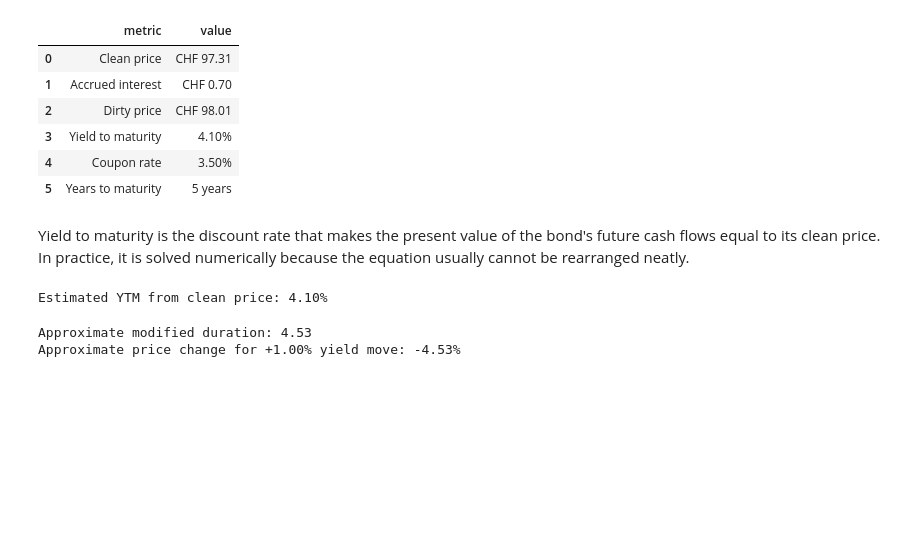
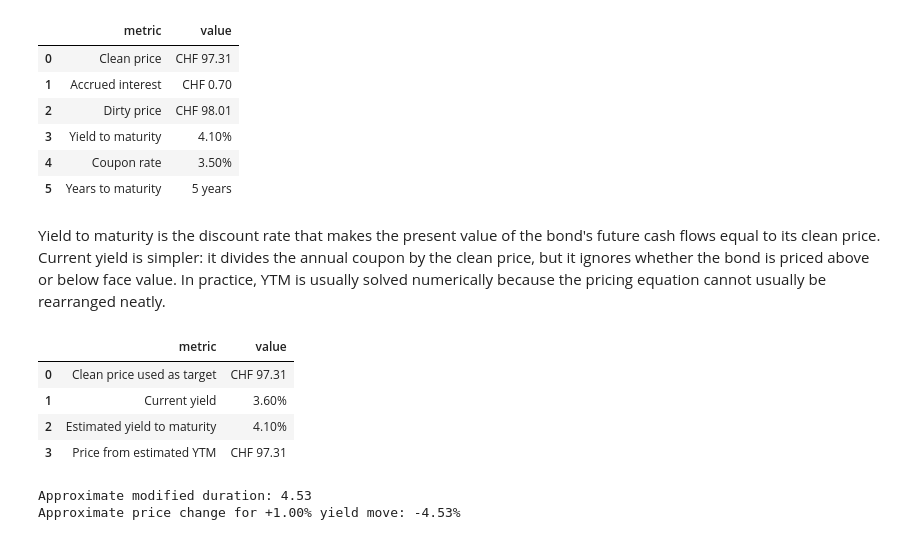
Before and after one commit to dnlwrthstr/financial-research-lab, a Jupyter notebook: 00_foundations/07_bond_basics.ipynb, the cells around one changed output. Cells and saved outputs as stored; diff of their text form; code cells hidden in the pictures; blank space fills up the shorter version.

```diff
--- a/00_foundations/07_bond_basics.ipynb
+++ b/00_foundations/07_bond_basics.ipynb
@@ -177,7 +218,7 @@ settlement_summary
 | 4 | Coupon rate | 3.50% |
 | 5 | Years to maturity | 5 years |
 # %% [markdown]
-Yield to maturity is the discount rate that makes the present value of the bond's future cash flows equal to its clean price. In practice, it is solved numerically because the equation usually cannot be rearranged neatly.
+Yield to maturity is the discount rate that makes the present value of the bond's future cash flows equal to its clean price. Current yield is simpler: it divides the annual coupon by the clean price, but it ignores whether the bond is priced above or below face value. In practice, YTM is usually solved numerically because the pricing equation cannot usually be rearranged neatly.
 # %%
 def price_fixed_coupon_bond(face_value, coupon_rate, yield_to_maturity, years_to_maturity, coupon_frequency=2):
     periods = int(years_to_maturity * coupon_frequency)
@@ -193,35 +234,62 @@ def estimate_ytm_bisection(target_price, face_value, coupon_rate, years_to_matur
     low_yield = -0.05
     high_yield = 0.30
 
     for _ in range(100):
         mid_yield = (low_yield + high_yield) / 2
         mid_price = price_fixed_coupon_bond(
             face_value,
             coupon_rate,
             mid_yield,
             years_to_maturity,
             coupon_frequency,
         )
 
         if mid_price > target_price:
             low_yield = mid_yield
         else:
             high_yield = mid_yield
 
     return mid_yield
 
 
 estimated_ytm = estimate_ytm_bisection(
     clean_price,
     face_value,
     coupon_rate,
     years_to_maturity,
     coupon_frequency,
 )
+price_check = price_fixed_coupon_bond(
+    face_value,
+    coupon_rate,
+    estimated_ytm,
+    years_to_maturity,
+    coupon_frequency,
+)
+current_yield = (coupon_rate * face_value) / clean_price
 
-print(f"Estimated YTM from clean price: {estimated_ytm:.2%}")
+yield_summary = pd.DataFrame({
+    "metric": [
+        "Clean price used as target",
+        "Current yield",
+        "Estimated yield to maturity",
+        "Price from estimated YTM",
+    ],
+    "value": [
+        f"CHF {clean_price:,.2f}",
+        f"{current_yield:.2%}",
+        f"{estimated_ytm:.2%}",
+        f"CHF {price_check:,.2f}",
+    ],
+})
+
+yield_summary
 # %% [output]
-Estimated YTM from clean price: 4.10%
+|  | metric | value |
+| 0 | Clean price used as target | CHF 97.31 |
+| 1 | Current yield | 3.60% |
+| 2 | Estimated yield to maturity | 4.10% |
+| 3 | Price from estimated YTM | CHF 97.31 |
 # %%
 yield_change = 0.0001
 
```
Also changed, not shown: parts of 2 cells of this notebook, 6 other files.
